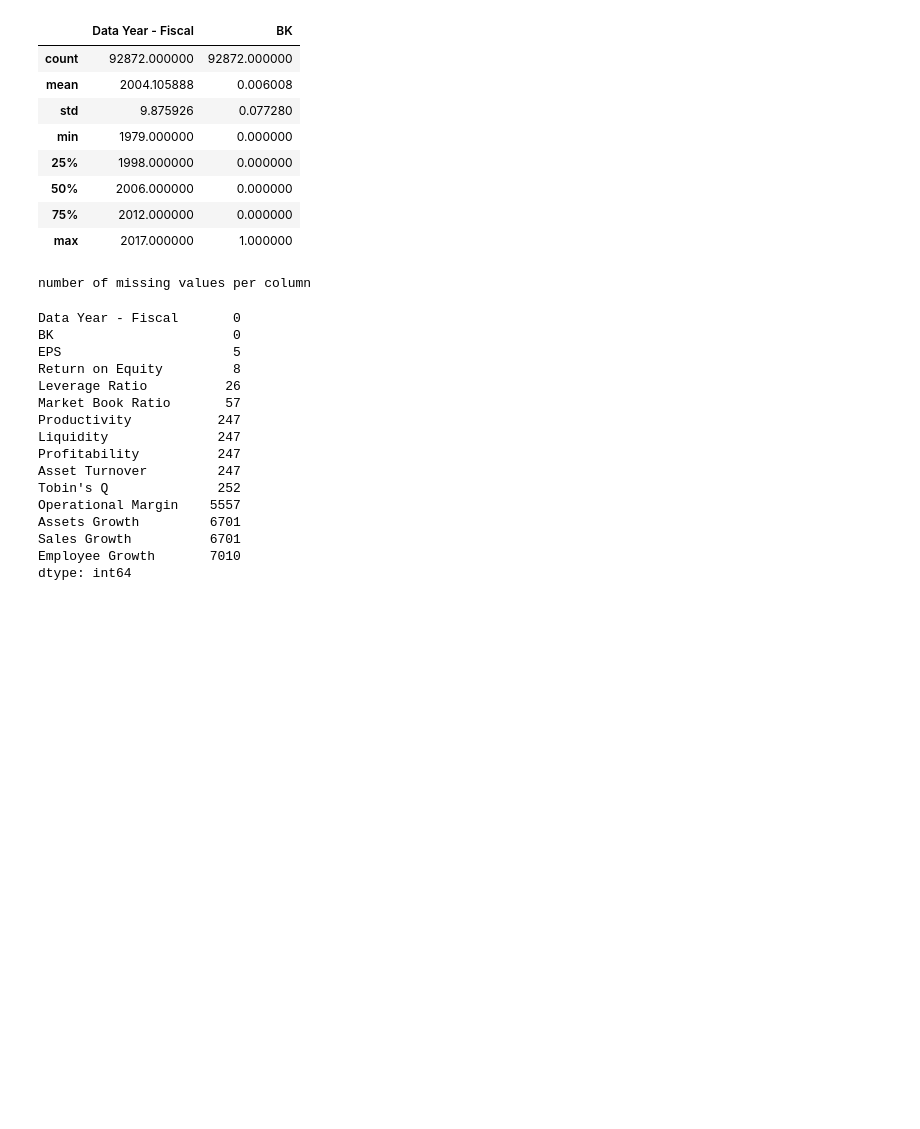
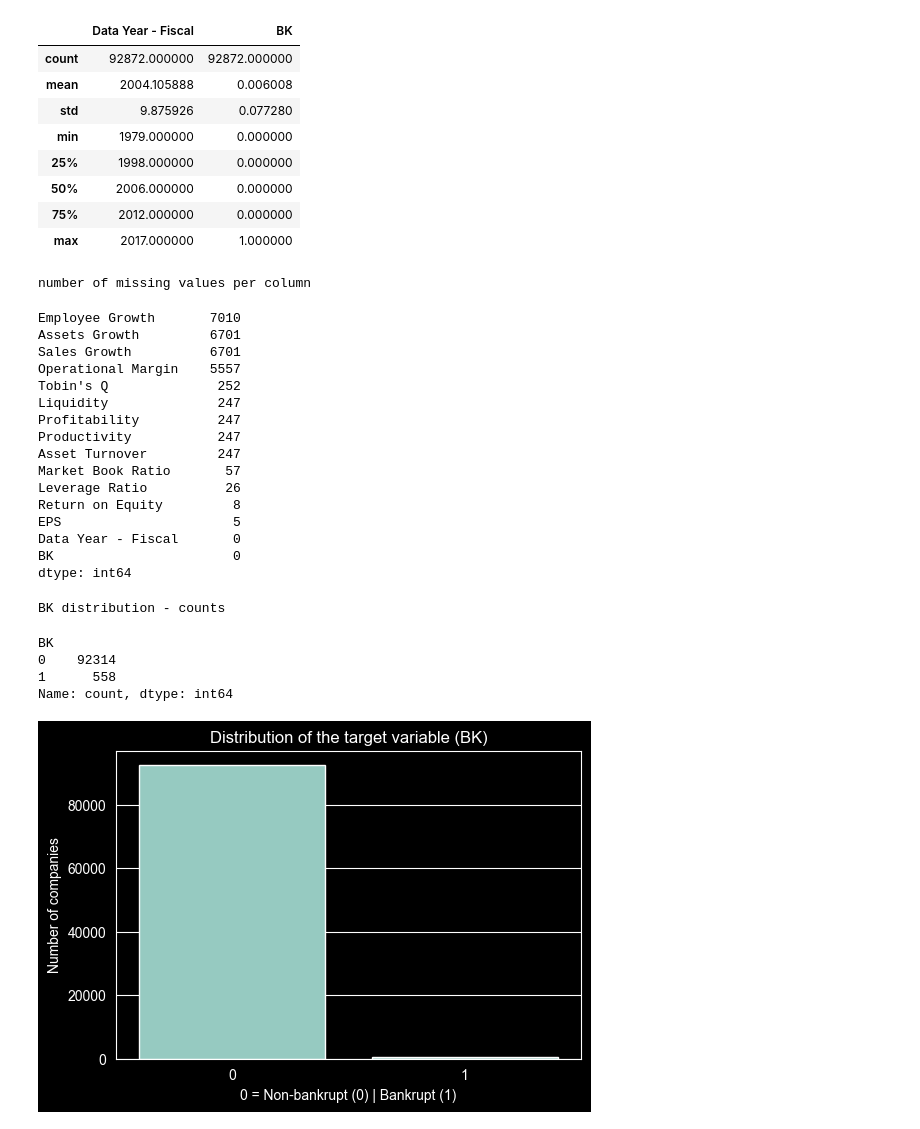
Before and after one commit to arseum/Bankruptcy-Prediction-Project, a Jupyter notebook: main.ipynb, the cells around one changed output. Cells and saved outputs as stored; diff of their text form; code cells hidden in the pictures; blank space fills up the shorter version.

Commit message:
debut du traitement des data

```diff
--- a/main.ipynb
+++ b/main.ipynb
@@ -6,3 +8,3 @@ import pandas as pd
 # %%
-dataframe = pd.read_csv("./Bankruptcy_data_Final.csv", delimiter=';')
+df = pd.read_csv("./Bankruptcy_data_Final.csv", delimiter=';')
 # %%
@@ -38,25 +40,43 @@ dataframe.describe()
 | 75% | 2012.000000 | 0.000000 |
 | max | 2017.000000 | 1.000000 |
 # %%
-missing_values = dataframe.isnull().sum().sort_values(ascending=True)
+missing_values = df.isnull().sum().sort_values(ascending=False)
 
 print("number of missing values per column")
 missing_values
 # %% [output]
 number of missing values per column
+Employee Growth       7010
+Assets Growth         6701
+Sales Growth          6701
+Operational Margin    5557
+Tobin's Q              252
+Liquidity              247
+Profitability          247
+Productivity           247
+Asset Turnover         247
+Market Book Ratio       57
+Leverage Ratio          26
+Return on Equity         8
+EPS                      5
 Data Year - Fiscal       0
 BK                       0
-EPS                      5
-Return on Equity         8
-Leverage Ratio          26
-Market Book Ratio       57
-Productivity           247
-Liquidity              247
-Profitability          247
-Asset Turnover         247
-Tobin's Q              252
-Operational Margin    5557
-Assets Growth         6701
-Sales Growth          6701
-Employee Growth       7010
 dtype: int64
+# %%
+print("BK distribution - counts")
+df["BK"].value_counts()
+# %% [output]
+BK distribution - counts
+BK
+0    92314
+1      558
+Name: count, dtype: int64
+# %%
+plt.figure(figsize=(6, 4))
+sns.countplot(x="BK", data=df)
+plt.title("Distribution of the target variable (BK)")
+plt.xlabel("0 = Non-bankrupt (0) | Bankrupt (1)")
+plt.ylabel("Number of companies")
+plt.show()
+# %% [output]
+[figure, added]
```
Also changed, not shown: parts of 11 cells of this notebook.
